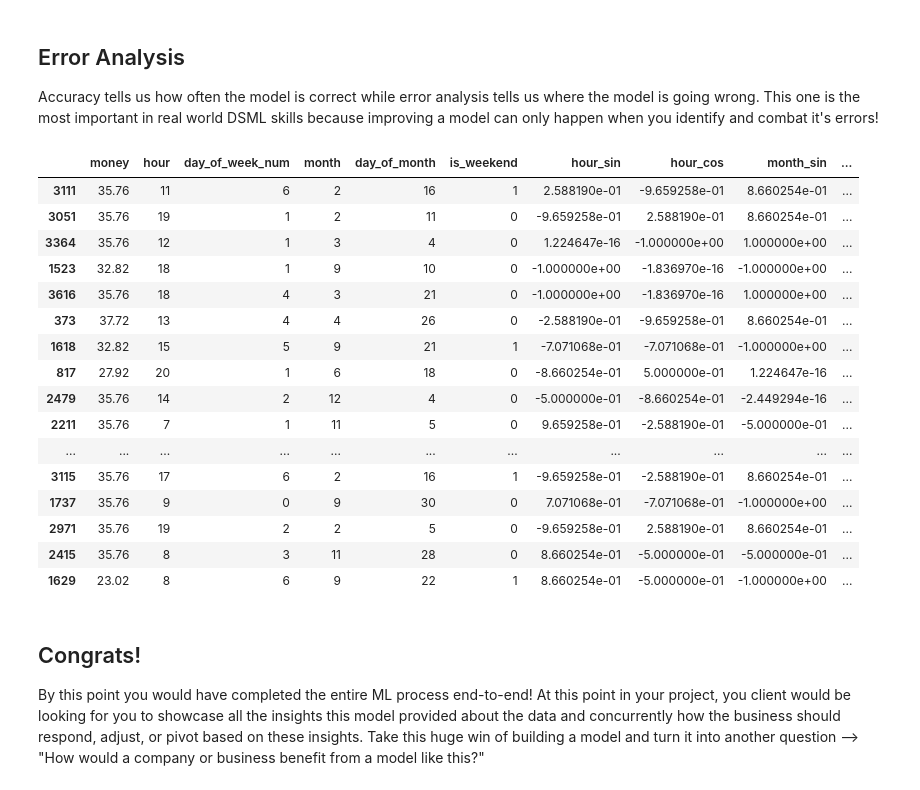
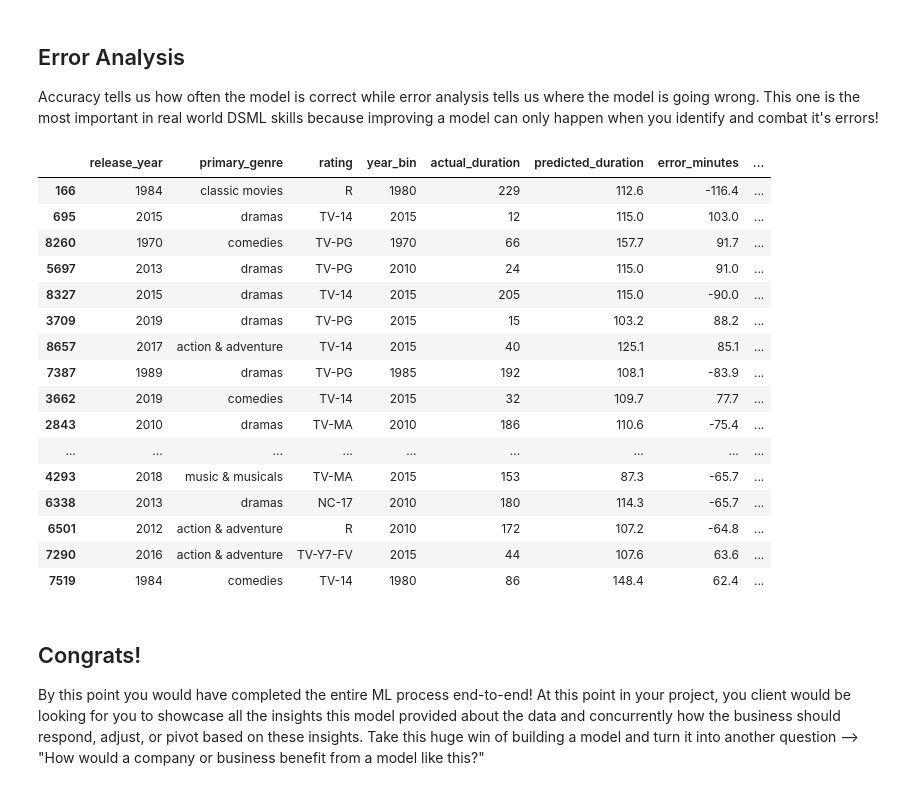
Before and after one commit to tejalmalpeddi/tejal_malpeddi_DSML_primer, a Jupyter notebook: TCG_ML_PRIMER.ipynb, the cells around one changed output. Cells and saved outputs as stored; diff of their text form; code cells hidden in the pictures.

```diff
--- a/TCG_ML_PRIMER.ipynb
+++ b/TCG_ML_PRIMER.ipynb
@@ -674,11 +654,10 @@ X_train, X_test, y_train, y_test = train_test_split(
     y,
     test_size=0.20,
     random_state=RANDOM_STATE,
-    stratify=y
 )
 
 print("Training rows:", X_train.shape[0])
 print("Testing rows:", X_test.shape[0])
 print("Training target distribution:")
-print(y_train.value_counts(normalize=True).round(3))
+print(y_train.describe().round(2))
 # %% [output]
@@ -949,7 +942,9 @@ Cross-Validation gives us a more reliable estimate by training and testing the m
 
 One train/test split can be lucky or unlucky. Cross-validation trains and evaluates the model multiple times on different splits to get a more stable performance estimate.
 # %%
-cv = StratifiedKFold(n_splits=5, shuffle=True, random_state=RANDOM_STATE)
+from sklearn.model_selection import KFold
+
+cv = KFold(n_splits=5, shuffle=True, random_state=RANDOM_STATE)
 
 cv_results = []
 
@@ -959,14 +954,16 @@ for name, model in models.items():
         ("model", model)
     ])
 
-    scores = cross_val_score(pipe, X, y, cv=cv, scoring="accuracy", n_jobs=-1)
+    scores_mae = cross_val_score(pipe, X, y, cv=cv, scoring="neg_mean_absolute_error", n_jobs=-1)
+    scores_r2 = cross_val_score(pipe, X, y, cv=cv, scoring="r2", n_jobs=-1)
 
     cv_results.append({
         "model": name,
-        "mean_cv_accuracy": scores.mean(),
-        "std_cv_accuracy": scores.std()
+        "mean_cv_MAE": round(-scores_mae.mean(), 2),
+        "std_cv_MAE": round(scores_mae.std(), 2),
+        "mean_cv_R2": round(scores_r2.mean(), 3)
     })
 
-cv_results_df = pd.DataFrame(cv_results).sort_values("mean_cv_accuracy", ascending=False)
+cv_results_df = pd.DataFrame(cv_results).sort_values("mean_cv_R2", ascending=False)
 cv_results_df
 # %% [output]
@@ -993,29 +1008,29 @@ Examples:
 # %%
 tuning_pipeline = Pipeline(steps=[
     ("preprocessor", preprocessor),
-    ("model", RandomForestClassifier(random_state=RANDOM_STATE, class_weight="balanced"))
+    ("model", HistGradientBoostingRegressor(random_state=RANDOM_STATE))
 ])
 
 param_grid = {
-    "model__n_estimators": [300, 500, 800],
-    "model__max_depth": [None, 5, 10, 20],
-    "model__min_samples_split": [2, 5, 10],
-    "model__min_samples_leaf": [1, 2, 4],
-    "model__max_features": ["sqrt", "log2", None]
+    "model__max_iter": [100, 200, 300],
+    "model__max_depth": [None, 5, 10],
+    "model__learning_rate": [0.01, 0.05, 0.1],
+    "model__min_samples_leaf": [10, 20, 30]
 }
 
 grid_search = GridSearchCV(
     tuning_pipeline,
     param_grid=param_grid,
     cv=cv,
-    scoring="accuracy",
-    n_jobs=-1
+    scoring="neg_mean_absolute_error",
+    n_jobs=-1,
+    verbose=1
 )
 
 grid_search.fit(X_train, y_train)
 
 print("Best parameters:", grid_search.best_params_)
-print("Best CV accuracy:", round(grid_search.best_score_, 3))
+print("Best CV MAE:", round(-grid_search.best_score_, 2), "minutes")
 
 final_model = grid_search.best_estimator_
 # %% [output]
@@ -1088,29 +1110,31 @@ importance_df.head(20)
 Accuracy tells us how often the model is correct while error analysis tells us where the model is going wrong. This one is the most important in real world DSML skills because improving a model can only happen when you identify and combat it's errors!
 # %%
 errors = X_test.copy()
-errors["actual"] = y_test.values
-errors["predicted"] = final_preds
+errors["actual_duration"] = y_test.values
+errors["predicted_duration"] = final_preds.round(1)
+errors["error_minutes"] = (errors["predicted_duration"] - errors["actual_duration"]).round(1)
+errors["abs_error"] = errors["error_minutes"].abs()
 
-errors = errors[errors["actual"] != errors["predicted"]]
-errors.head(20)
+errors_sorted = errors.sort_values("abs_error", ascending=False)
+errors_sorted.head(20)
 # %% [output]
-|  | money | hour | day_of_week_num | month | day_of_month | is_weekend | hour_sin | hour_cos | month_sin | ... |
-| 3111 | 35.76 | 11 | 6 | 2 | 16 | 1 | 2.588190e-01 | -9.659258e-01 | 8.660254e-01 | ... |
-| 3051 | 35.76 | 19 | 1 | 2 | 11 | 0 | -9.659258e-01 | 2.588190e-01 | 8.660254e-01 | ... |
-| 3364 | 35.76 | 12 | 1 | 3 | 4 | 0 | 1.224647e-16 | -1.000000e+00 | 1.000000e+00 | ... |
-| 1523 | 32.82 | 18 | 1 | 9 | 10 | 0 | -1.000000e+00 | -1.836970e-16 | -1.000000e+00 | ... |
-| 3616 | 35.76 | 18 | 4 | 3 | 21 | 0 | -1.000000e+00 | -1.836970e-16 | 1.000000e+00 | ... |
-| 373 | 37.72 | 13 | 4 | 4 | 26 | 0 | -2.588190e-01 | -9.659258e-01 | 8.660254e-01 | ... |
-| 1618 | 32.82 | 15 | 5 | 9 | 21 | 1 | -7.071068e-01 | -7.071068e-01 | -1.000000e+00 | ... |
-| 817 | 27.92 | 20 | 1 | 6 | 18 | 0 | -8.660254e-01 | 5.000000e-01 | 1.224647e-16 | ... |
-| 2479 | 35.76 | 14 | 2 | 12 | 4 | 0 | -5.000000e-01 | -8.660254e-01 | -2.449294e-16 | ... |
-| 2211 | 35.76 | 7 | 1 | 11 | 5 | 0 | 9.659258e-01 | -2.588190e-01 | -5.000000e-01 | ... |
-| ... | ... | ... | ... | ... | ... | ... | ... | ... | ... | ... |
-| 3115 | 35.76 | 17 | 6 | 2 | 16 | 1 | -9.659258e-01 | -2.588190e-01 | 8.660254e-01 | ... |
-| 1737 | 35.76 | 9 | 0 | 9 | 30 | 0 | 7.071068e-01 | -7.071068e-01 | -1.000000e+00 | ... |
-| 2971 | 35.76 | 19 | 2 | 2 | 5 | 0 | -9.659258e-01 | 2.588190e-01 | 8.660254e-01 | ... |
-| 2415 | 35.76 | 8 | 3 | 11 | 28 | 0 | 8.660254e-01 | -5.000000e-01 | -5.000000e-01 | ... |
-| 1629 | 23.02 | 8 | 6 | 9 | 22 | 1 | 8.660254e-01 | -5.000000e-01 | -1.000000e+00 | ... |
+|  | release_year | primary_genre | rating | year_bin | actual_duration | predicted_duration | error_minutes | ... |
+| 166 | 1984 | classic movies | R | 1980 | 229 | 112.6 | -116.4 | ... |
+| 695 | 2015 | dramas | TV-14 | 2015 | 12 | 115.0 | 103.0 | ... |
+| 8260 | 1970 | comedies | TV-PG | 1970 | 66 | 157.7 | 91.7 | ... |
+| 5697 | 2013 | dramas | TV-PG | 2010 | 24 | 115.0 | 91.0 | ... |
+| 8327 | 2015 | dramas | TV-14 | 2015 | 205 | 115.0 | -90.0 | ... |
+| 3709 | 2019 | dramas | TV-PG | 2015 | 15 | 103.2 | 88.2 | ... |
+| 8657 | 2017 | action & adventure | TV-14 | 2015 | 40 | 125.1 | 85.1 | ... |
+| 7387 | 1989 | dramas | TV-PG | 1985 | 192 | 108.1 | -83.9 | ... |
+| 3662 | 2019 | comedies | TV-14 | 2015 | 32 | 109.7 | 77.7 | ... |
+| 2843 | 2010 | dramas | TV-MA | 2010 | 186 | 110.6 | -75.4 | ... |
+| ... | ... | ... | ... | ... | ... | ... | ... | ... |
+| 4293 | 2018 | music & musicals | TV-MA | 2015 | 153 | 87.3 | -65.7 | ... |
+| 6338 | 2013 | dramas | NC-17 | 2010 | 180 | 114.3 | -65.7 | ... |
+| 6501 | 2012 | action & adventure | R | 2010 | 172 | 107.2 | -64.8 | ... |
+| 7290 | 2016 | action & adventure | TV-Y7-FV | 2015 | 44 | 107.6 | 63.6 | ... |
+| 7519 | 1984 | comedies | TV-14 | 1980 | 86 | 148.4 | 62.4 | ... |
 # %% [markdown]
 ## Congrats!
 
```
Also changed, not shown: parts of 24 cells of this notebook.
